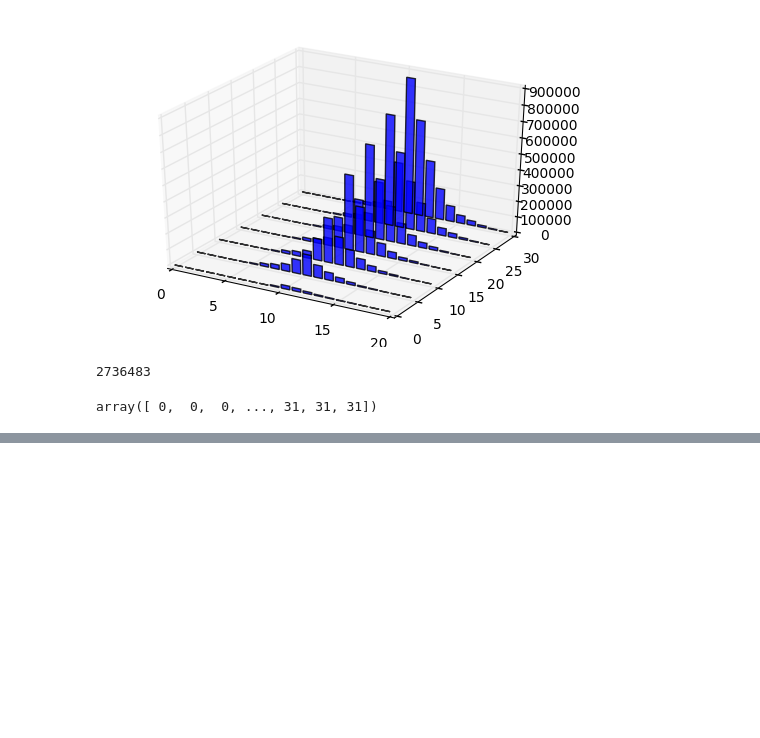
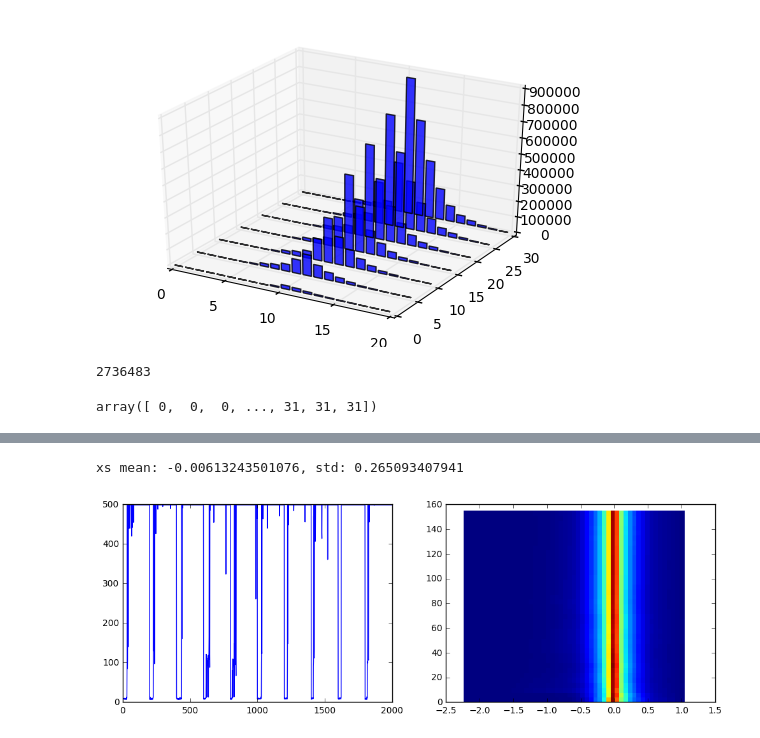
Before and after one commit to rmoehn/cartpole, a Jupyter notebook: notebooks/StatsExperiments.ipynb, the cells around one changed output, grey strips where cells are left out. Cells and saved outputs as stored; diff of their text form; code cells hidden in the pictures; blank space fills up the shorter version.

```diff
--- a/notebooks/StatsExperiments.ipynb
+++ b/notebooks/StatsExperiments.ipynb
@@ -87,0 +113,6 @@ np.sum(cum_hist, axis=1)[:,None].shape
+# %%
+with saveloaddata.load_res('Q-learning', 'interrupted', data_dir_p) as res:
+    plt.show( stats_experiments.all_in_one(*res, inter_comp_ax=q_comp_fig.add_subplot(212)) )
+# %% [output]
+xs mean: -0.00613243501076, std: 0.265093407941
+[figure, added]
```
Also changed, not shown: parts of 15 cells of this notebook.
